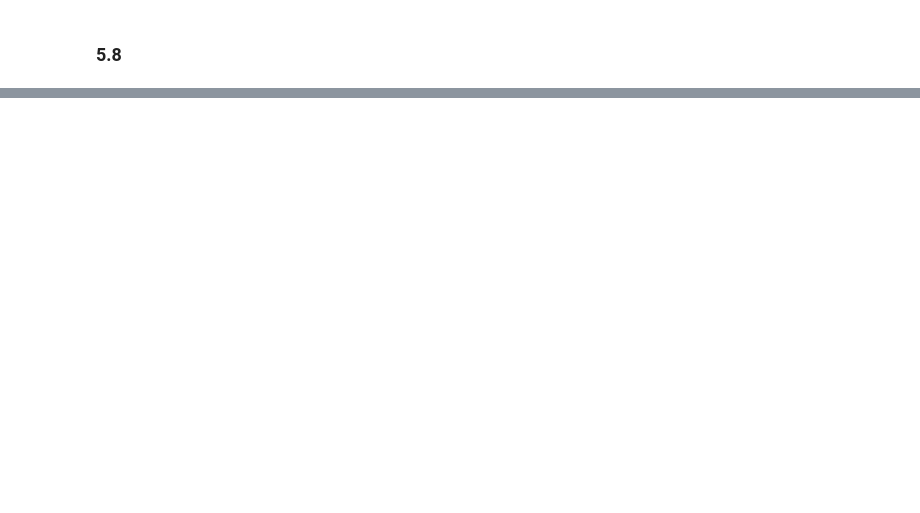
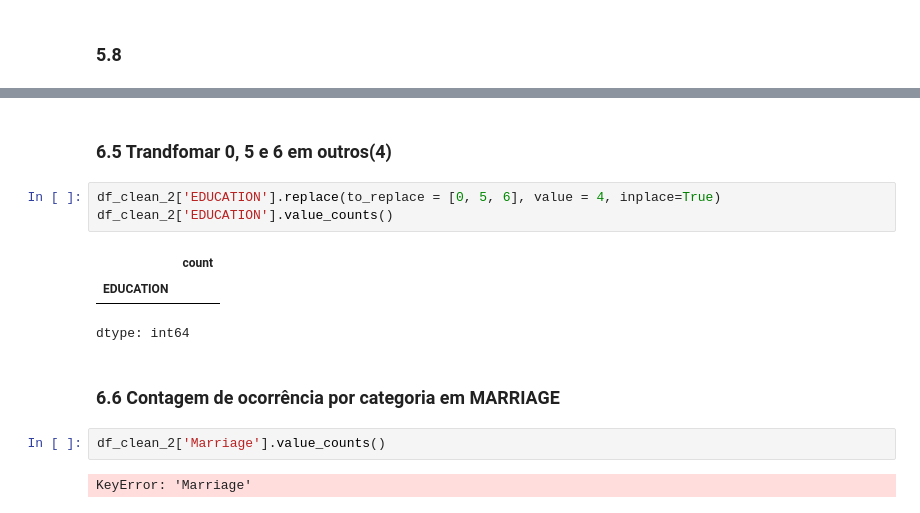
Before and after one commit to Geovani-Cp/curso-git, a Jupyter notebook: PrimeiroProjetoAnaliseDeDados.ipynb, the cells around one changed output, grey strips where cells are left out. Drawn from its saved outputs; the diff is of its cells as text; blank space fills up the shorter version.

```diff
--- a/PrimeiroProjetoAnaliseDeDados.ipynb
+++ b/PrimeiroProjetoAnaliseDeDados.ipynb
@@ -306,0 +367,15 @@ ValueError: invalid literal for int() with base 10: 'Not available'
+# %% [markdown]
+### 6.5 Trandfomar 0, 5 e 6 em outros(4)
+# %%
+df_clean_2['EDUCATION'].replace(to_replace = [0, 5, 6], value = 4, inplace=True)
+df_clean_2['EDUCATION'].value_counts()
+# %% [output]
+|  | count |
+| EDUCATION |  |
+dtype: int64
+# %% [markdown]
+### 6.6 Contagem de ocorrência por categoria em MARRIAGE
+# %%
+df_clean_2['Marriage'].value_counts()
+# %% [output]
+KeyError: 'Marriage'
```
Also changed, not shown: parts of 15 cells of this notebook.
